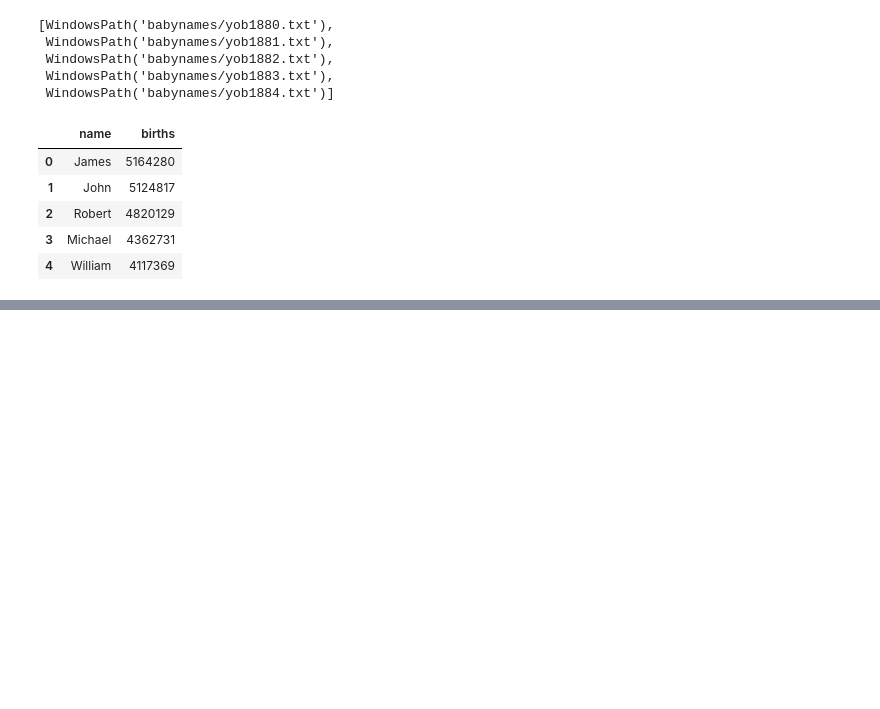
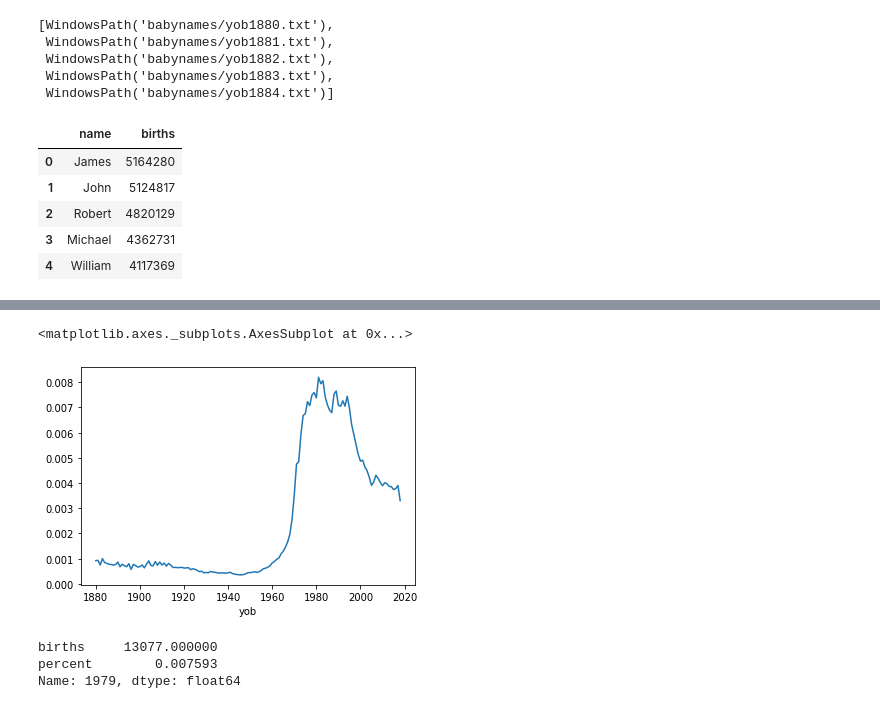
Before and after one commit to sawyerap/PythonDataViz, a Jupyter notebook: baby_names.ipynb, the cells around one changed output, grey strips where cells are left out. Saved outputs shown, nothing was run; the diff lists cells and outputs as text; code cells hidden in the pictures; blank space fills up the shorter version.

```diff
--- a/baby_names.ipynb
+++ b/baby_names.ipynb
@@ -58,0 +85,2 @@ boy_names.head()
+# %%
+year_totals = boys.groupby('yob').sum()
@@ -58,0 +104,13 @@ boy_names.head()
+# %%
+just_aaron['percent'] = just_aaron['births'].values.reshape((139,1))/year_totals.values
+# %%
+just_aaron['percent'].plot()
+# %% [output]
+<matplotlib.axes._subplots.AxesSubplot at 0x...>
+[figure, added]
+# %%
+just_aaron.loc[1979]
+# %% [output]
+births     13077.000000
+percent        0.007593
+Name: 1979, dtype: float64
```
Also changed, not shown: parts of 12 cells of this notebook, 1 other file.
